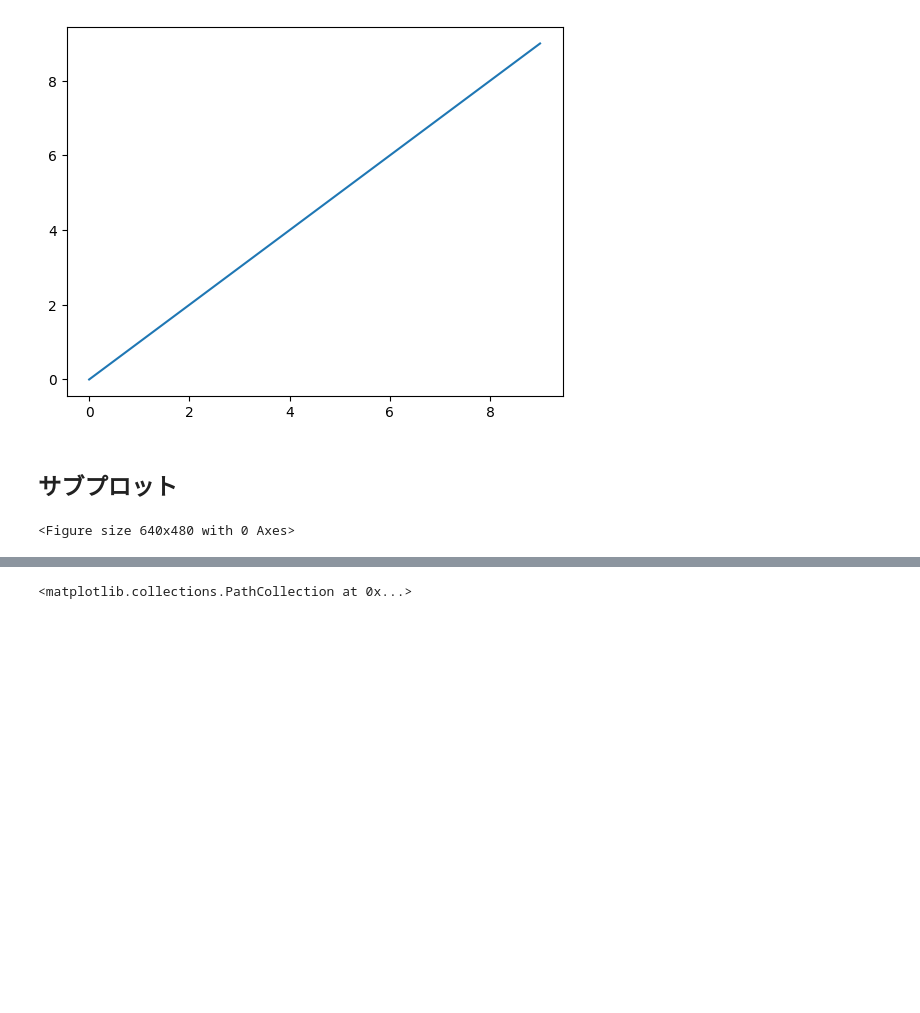
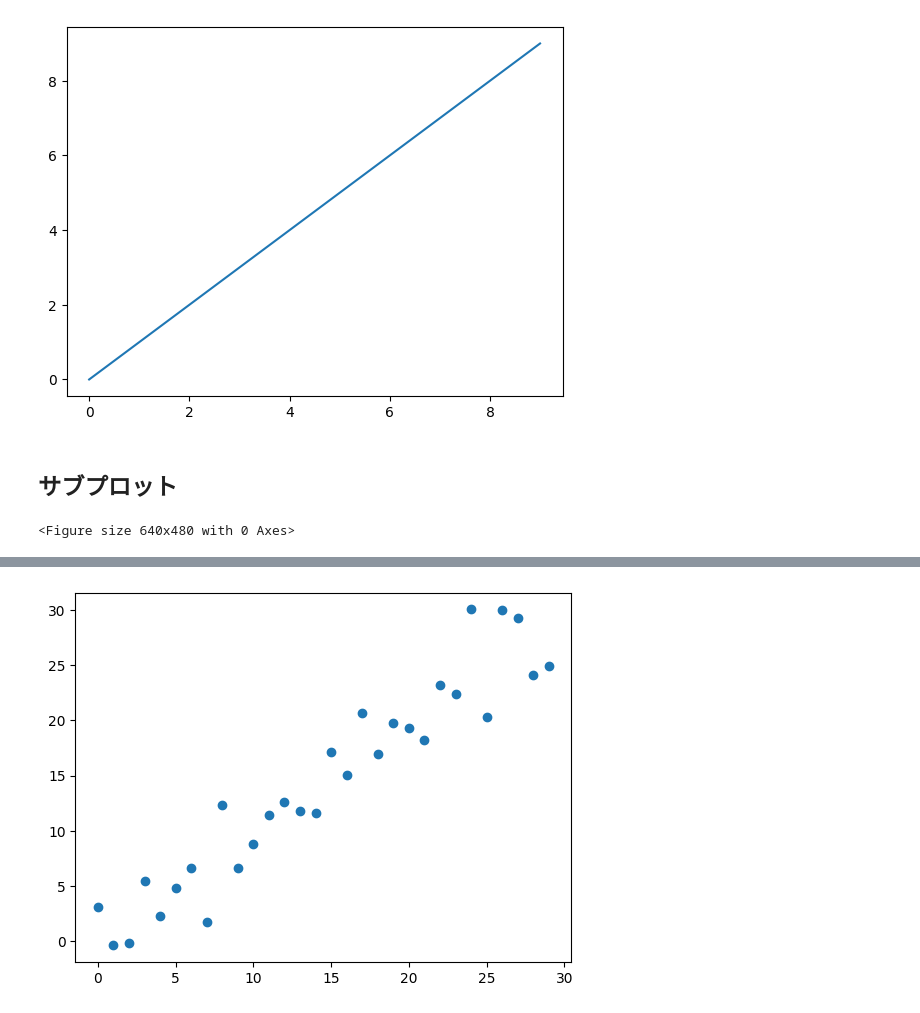
Before and after one commit to tker-78/visualization-training, a Jupyter notebook: notebook/matplotlib.ipynb, the cells around one changed output, grey strips where cells are left out. Cells and saved outputs as stored; diff of their text form; code cells hidden in the pictures; blank space fills up the shorter version.

```diff
--- a/notebook/matplotlib.ipynb
+++ b/notebook/matplotlib.ipynb
@@ -36,4 +33,5 @@ _ = ax1.hist(np.random.randn(100), bins=20, color='k', alpha=0.3)
 # %%
-ax2.scatter(np.arange(30), np.arange(30) + 3 * np.random.randn(30))
+ax3 = fig.add_subplot(1,2,1)
+ax3 = plt.scatter(np.arange(30), np.arange(30) + 3 * np.random.randn(30))
 # %% [output]
-<matplotlib.collections.PathCollection at 0x...>
+[figure, added]
```
Also changed, not shown: parts of 8 cells of this notebook.
